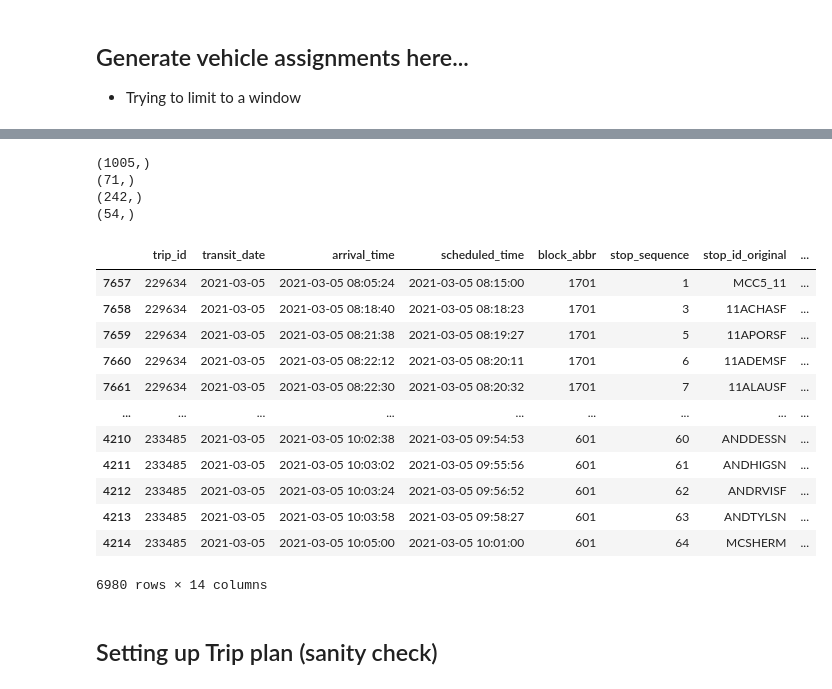
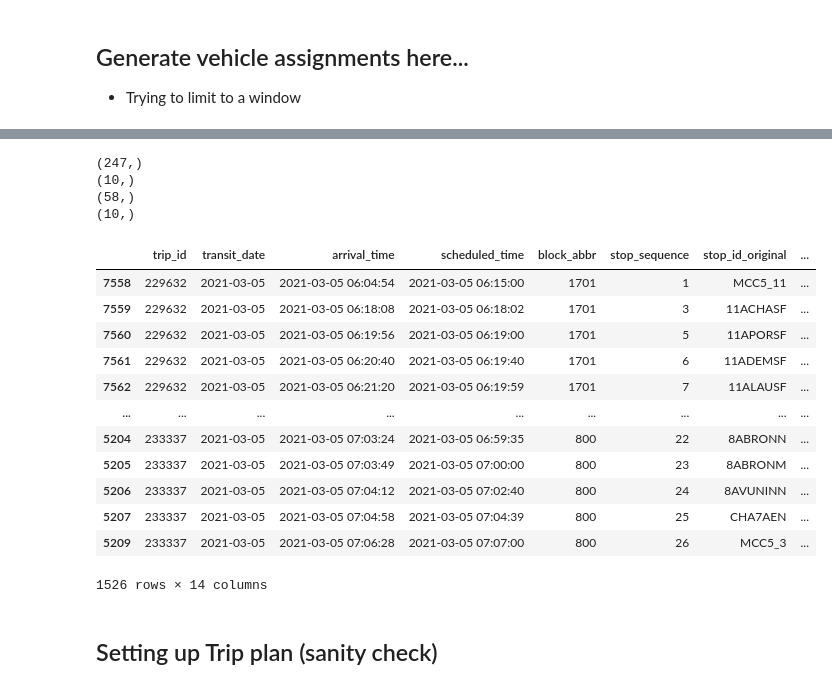
Before and after one commit to jptalusan/ICCPS_stationing, a Jupyter notebook: data_generation/generate_day_trips.ipynb, the cells around one changed output, grey strips where cells are left out. Drawn from its saved outputs; the diff is of its cells as text; code cells hidden in the pictures.

```diff
--- a/data_generation/generate_day_trips.ipynb
+++ b/data_generation/generate_day_trips.ipynb
@@ -385,8 +391,9 @@ ValueError: No objects to concatenate
 * Trying to limit to a window
 # %%
 DATE = '2021-03-05'
-start_time = '08:00:00'
-end_time = '12:00:00'
+vehicle_list = ['1761', '1804', '1807', '1825', '1826', '1906', '2004', '2008', '2011', '722']
+start_time = '06:00:00'
+end_time = '10:00:00'
 # %%
 fp = f'results/sampled_loads_{DATE.replace("-","")}.pkl'
 trip_res_df = pd.read_pickle(fp)
@@ -401,45 +408,46 @@ ax.axvline(x=12, ymin=0, ymax=100, ls='--')
 # %%
 import json
 # Vehicle assignments
 # Each vehicle config is a dict: {vehicle_capacity, blocks}
 DEFAULT_CAPACITY = 40.0
 overall_vehicle_plan = {}
 
 fp = f'results/sampled_loads_{DATE.replace("-","")}.pkl'
 trip_res_df = pd.read_pickle(fp)
+trip_res_df = trip_res_df[trip_res_df['vehicle_id'].isin(vehicle_list)]
 print(trip_res_df.trip_id.unique().shape)
 print(trip_res_df.vehicle_id.unique().shape)
 
 start_datetime = dt.datetime.strptime(f"{DATE} {start_time}", "%Y-%m-%d %H:%M:%S")
 end_datetime = dt.datetime.strptime(f"{DATE} {end_time}", "%Y-%m-%d %H:%M:%S")
 
 arr = []
 for trip_id, trip_df in trip_res_df.groupby('trip_id'):
     if (trip_df.scheduled_time.min() >= start_datetime) and (trip_df.scheduled_time.max() <= end_datetime):
         arr.append(trip_df)
 
 trip_res_df = pd.concat(arr)
 print(trip_res_df.trip_id.unique().shape)
 print(trip_res_df.vehicle_id.unique().shape)
 trip_res_df
 # %% [output]
-(1005,)
-(71,)
-(242,)
-(54,)
+(247,)
+(10,)
+(58,)
+(10,)
 |  | trip_id | transit_date | arrival_time | scheduled_time | block_abbr | stop_sequence | stop_id_original | ... |
-| 7657 | 229634 | 2021-03-05 | 2021-03-05 08:05:24 | 2021-03-05 08:15:00 | 1701 | 1 | MCC5_11 | ... |
-| 7658 | 229634 | 2021-03-05 | 2021-03-05 08:18:40 | 2021-03-05 08:18:23 | 1701 | 3 | 11ACHASF | ... |
-| 7659 | 229634 | 2021-03-05 | 2021-03-05 08:21:38 | 2021-03-05 08:19:27 | 1701 | 5 | 11APORSF | ... |
-| 7660 | 229634 | 2021-03-05 | 2021-03-05 08:22:12 | 2021-03-05 08:20:11 | 1701 | 6 | 11ADEMSF | ... |
-| 7661 | 229634 | 2021-03-05 | 2021-03-05 08:22:30 | 2021-03-05 08:20:32 | 1701 | 7 | 11ALAUSF | ... |
+| 7558 | 229632 | 2021-03-05 | 2021-03-05 06:04:54 | 2021-03-05 06:15:00 | 1701 | 1 | MCC5_11 | ... |
+| 7559 | 229632 | 2021-03-05 | 2021-03-05 06:18:08 | 2021-03-05 06:18:02 | 1701 | 3 | 11ACHASF | ... |
+| 7560 | 229632 | 2021-03-05 | 2021-03-05 06:19:56 | 2021-03-05 06:19:00 | 1701 | 5 | 11APORSF | ... |
+| 7561 | 229632 | 2021-03-05 | 2021-03-05 06:20:40 | 2021-03-05 06:19:40 | 1701 | 6 | 11ADEMSF | ... |
+| 7562 | 229632 | 2021-03-05 | 2021-03-05 06:21:20 | 2021-03-05 06:19:59 | 1701 | 7 | 11ALAUSF | ... |
 | ... | ... | ... | ... | ... | ... | ... | ... | ... |
-| 4210 | 233485 | 2021-03-05 | 2021-03-05 10:02:38 | 2021-03-05 09:54:53 | 601 | 60 | ANDDESSN | ... |
-| 4211 | 233485 | 2021-03-05 | 2021-03-05 10:03:02 | 2021-03-05 09:55:56 | 601 | 61 | ANDHIGSN | ... |
-| 4212 | 233485 | 2021-03-05 | 2021-03-05 10:03:24 | 2021-03-05 09:56:52 | 601 | 62 | ANDRVISF | ... |
-| 4213 | 233485 | 2021-03-05 | 2021-03-05 10:03:58 | 2021-03-05 09:58:27 | 601 | 63 | ANDTYLSN | ... |
-| 4214 | 233485 | 2021-03-05 | 2021-03-05 10:05:00 | 2021-03-05 10:01:00 | 601 | 64 | MCSHERM | ... |
+| 5204 | 233337 | 2021-03-05 | 2021-03-05 07:03:24 | 2021-03-05 06:59:35 | 800 | 22 | 8ABRONN | ... |
+| 5205 | 233337 | 2021-03-05 | 2021-03-05 07:03:49 | 2021-03-05 07:00:00 | 800 | 23 | 8ABRONM | ... |
+| 5206 | 233337 | 2021-03-05 | 2021-03-05 07:04:12 | 2021-03-05 07:02:40 | 800 | 24 | 8AVUNINN | ... |
+| 5207 | 233337 | 2021-03-05 | 2021-03-05 07:04:58 | 2021-03-05 07:04:39 | 800 | 25 | CHA7AEN | ... |
+| 5209 | 233337 | 2021-03-05 | 2021-03-05 07:06:28 | 2021-03-05 07:07:00 | 800 | 26 | MCC5_3 | ... |
-6980 rows × 14 columns
+1526 rows × 14 columns
 # %%
 
 # TODO: run again with vehicle_capacity (above)
```
Also changed, not shown: parts of 4 cells of this notebook, 4 other files.
